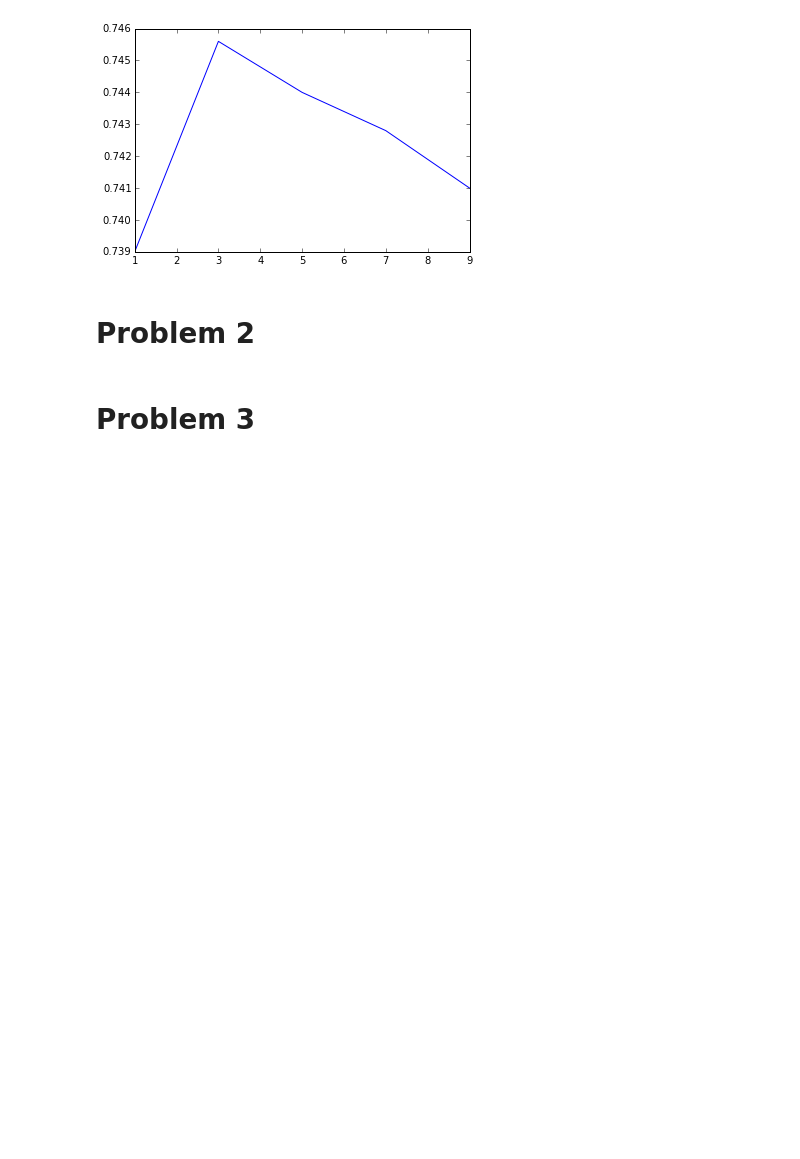
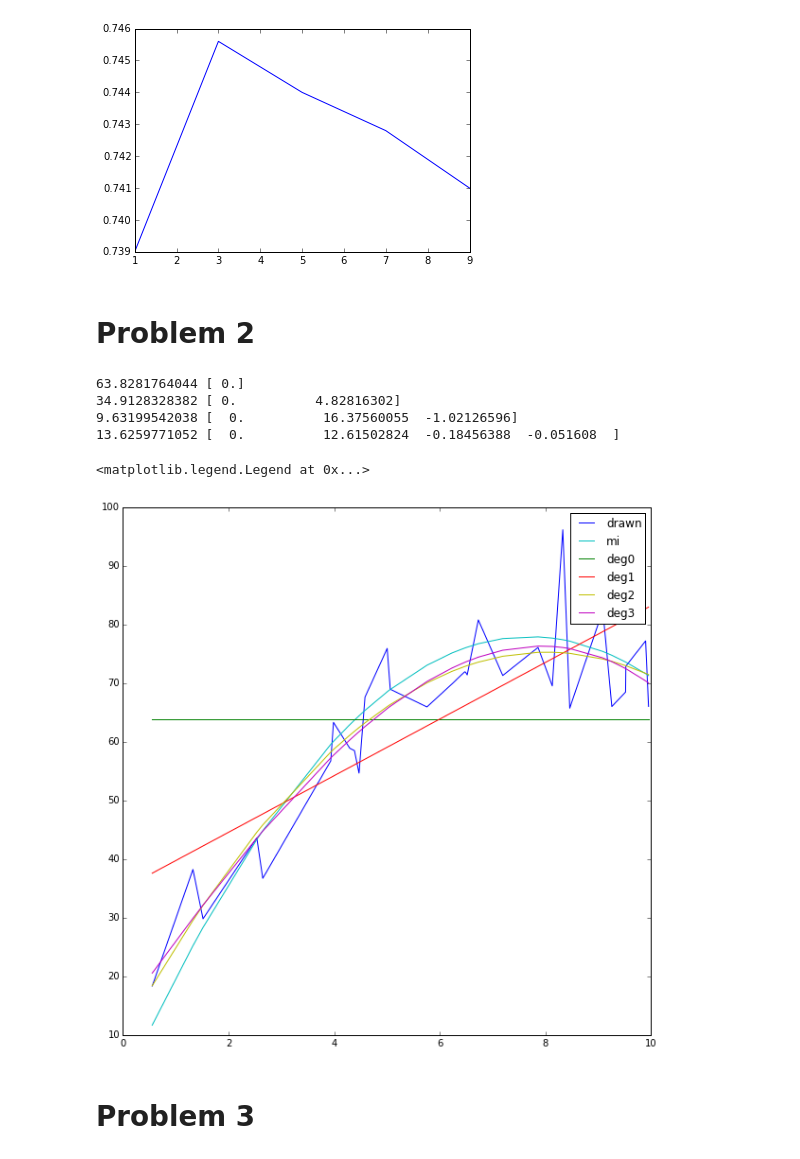
Before and after one commit to scoiatael/nn_assignments, a Jupyter notebook: assignment2/starter_code.ipynb, the cells around one changed output. Drawn from its saved outputs; the diff is of its cells as text; code cells hidden in the pictures; blank space fills up the shorter version.

```diff
--- a/assignment2/starter_code.ipynb
+++ b/assignment2/starter_code.ipynb
@@ -234,3 +228,38 @@ print "\nWhen k=%d the test error rate is %.1f%%" % (cifar10_test_errs[0,0], cif
+# %%
+rcParams['figure.figsize'] = (10.0, 10.0)
+from sklearn import linear_model
+# %%
+mi = lambda x: 1 + 20*x - 1.3*x**2
+om = 7
+
+def draw_n(n):
+    X = numpy.random.uniform(0. ,10., n)
+    X.sort()
+    Y = array([numpy.random.normal(mi(x), om) for x in X])
+    return X, Y
+# %%
+X, Y = draw_n(30)
+# %%
+plot(X,Y, label='drawn')
+plot(X, [mi(x) for x in X], color='c', label='mi')
+def plot_with_x(Xs, color='r', label='xs'):
+    clf = linear_model.LinearRegression(fit_intercept=True, normalize=True)
+    clf.fit(Xs,Y)
+    print clf.intercept_, clf.coef_
+    plot(X, [inner(x * clf.coef_, ones((x.shape[0]))) + clf.intercept_ for x in Xs], color=color, label=label)
+
+plot_with_x([array([1]) for x in X], color='g', label='deg0')
+plot_with_x([array([1, x]) for x in X], label='deg1')
+plot_with_x([array([1, x, x**2]) for x in X], color='y', label='deg2')
+plot_with_x([array([1, x, x**2, x**3]) for x in X], color='m', label='deg3')
+legend()
+# %% [output]
+63.8281764044 [ 0.]
+34.9128328382 [ 0.          4.82816302]
+9.63199542038 [  0.          16.37560055  -1.02126596]
+13.6259771052 [  0.          12.61502824  -0.18456388  -0.051608  ]
+<matplotlib.legend.Legend at 0x...>
+[figure, added]
 # %% [markdown]
 # Problem 3
 # %%
```
Also changed, not shown: parts of 6 cells of this notebook.
